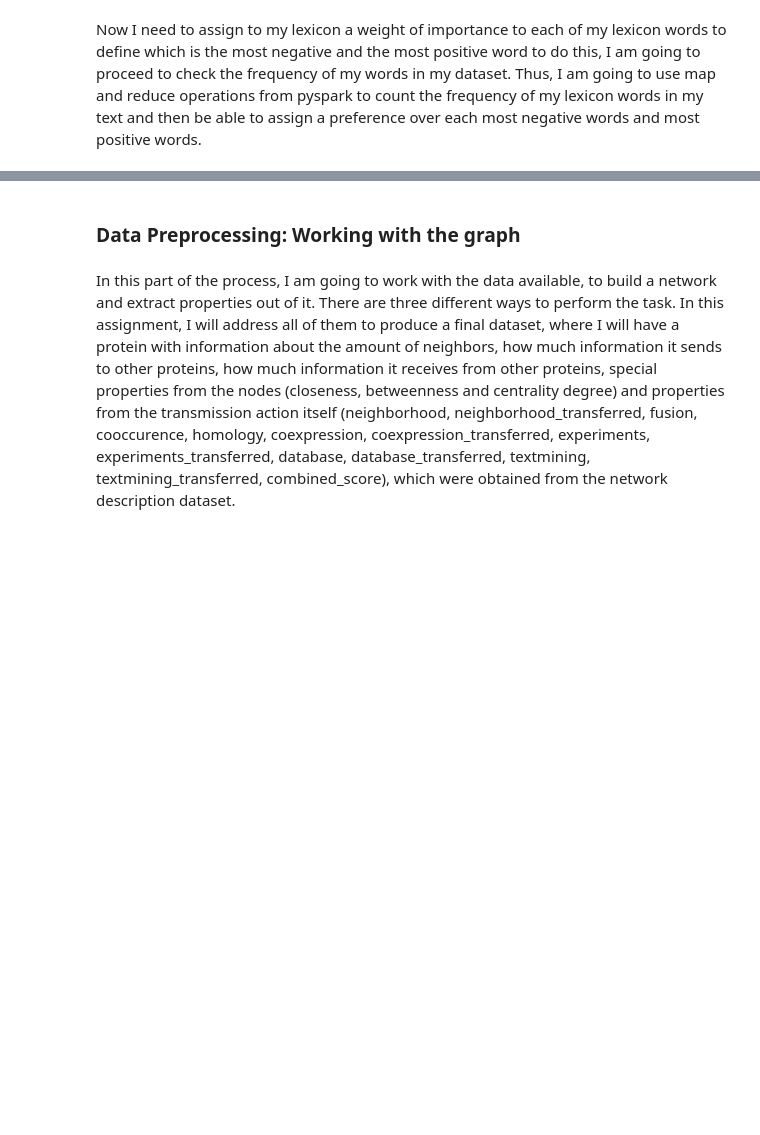
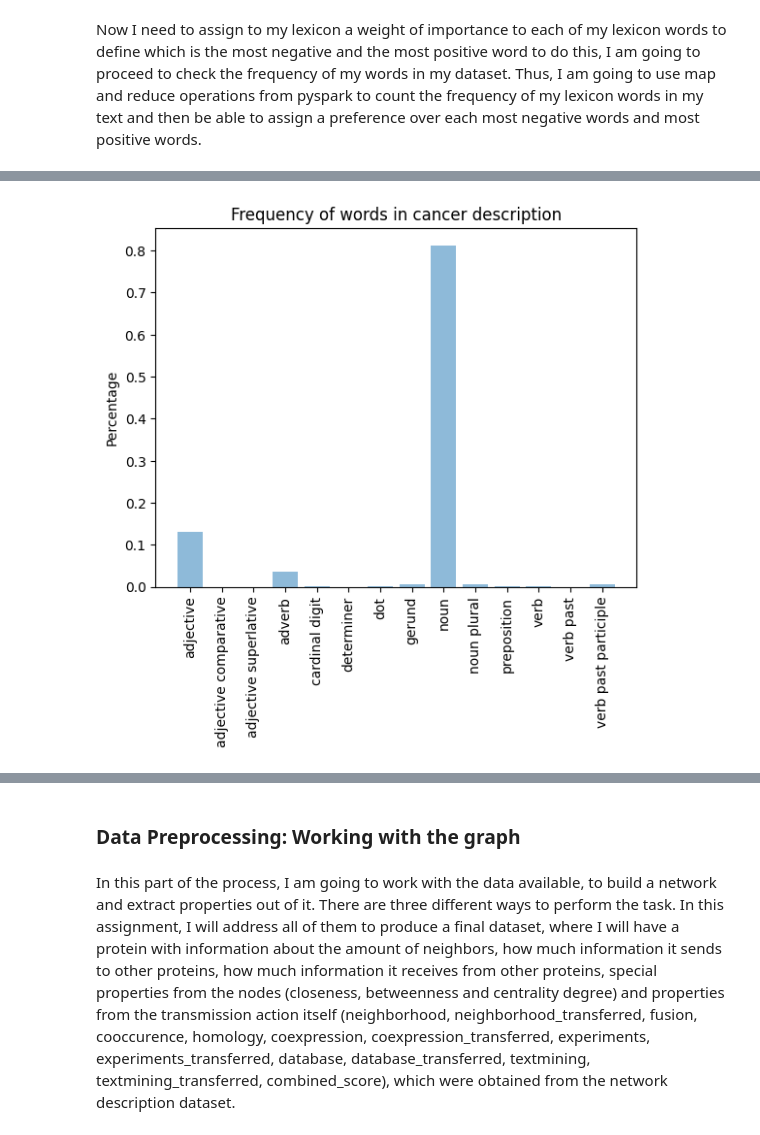
Before and after one commit to nonameforpirate2/DNA, a Jupyter notebook: NetworkAnalysis.ipynb, the cells around one changed output, grey strips where cells are left out. Drawn from its saved outputs; the diff is of its cells as text; code cells hidden in the pictures; blank space fills up the shorter version.

```diff
--- a/NetworkAnalysis.ipynb
+++ b/NetworkAnalysis.ipynb
@@ -344,0 +475,17 @@ SyntaxError: invalid syntax (<ipython-input-64-342bc57a750e>, line 1)
+# %%
+import matplotlib.pyplot as plt; plt.rcdefaults()
+import numpy as np
+import matplotlib.pyplot as plt
+word_type_frequency['word_type'] = word_type_frequency.index
+word_type = word_type_frequency['word_type']
+y_pos = np.arange(len(word_type))
+percentage = word_type_frequency['percentage']
+
+plt.bar(y_pos, percentage, align='center', alpha=0.5)
+plt.xticks(y_pos, word_type, rotation='vertical')
+plt.ylabel('Percentage')
+plt.title('Frequency of words in cancer description')
+
+plt.show()
+# %% [output]
+[figure, added]
```
Also changed, not shown: parts of 38 cells of this notebook.
